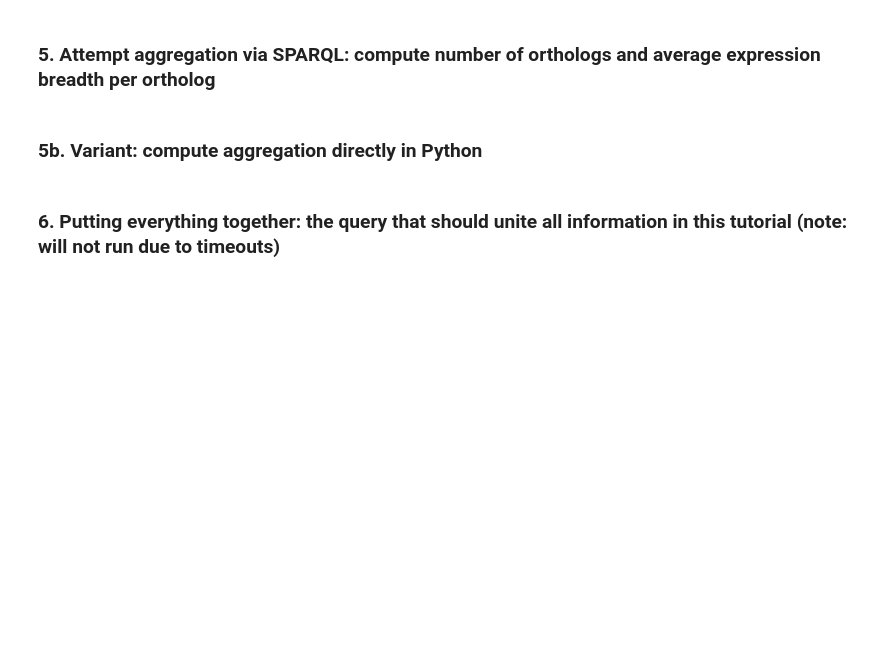
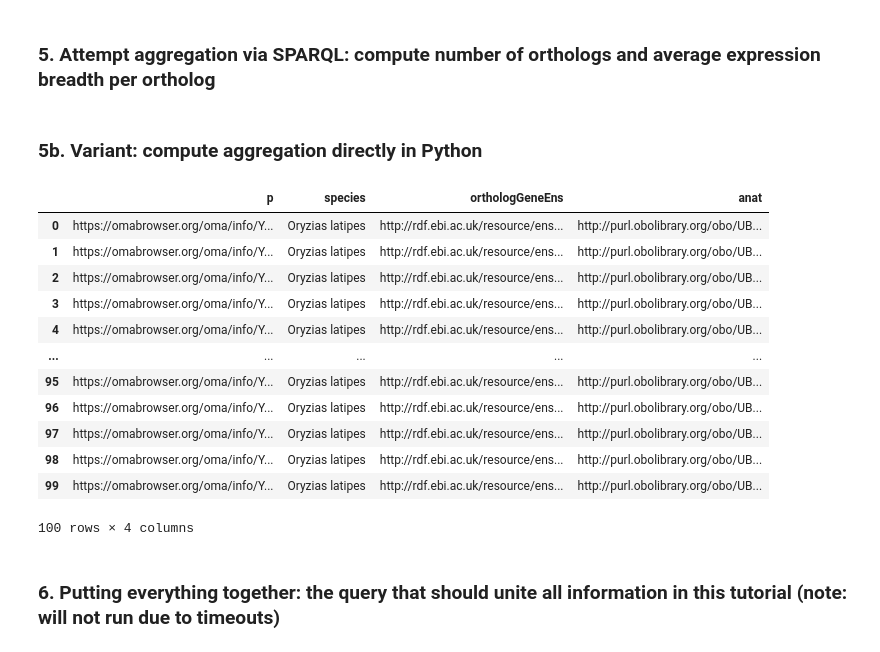
Before and after one commit to dssib/swat23-data-in-use, a Jupyter notebook: UniProt-OMA-Bgee.ipynb, the cells around one changed output. Saved outputs shown, nothing was run; the diff lists cells and outputs as text; code cells hidden in the pictures; blank space fills up the shorter version.

```diff
--- a/UniProt-OMA-Bgee.ipynb
+++ b/UniProt-OMA-Bgee.ipynb
@@ -184,7 +378,21 @@ The previous query illustrates that the taxon we are looking for is certainly NC
 # %% [markdown]
 ### 5b. Variant: compute aggregation directly in Python
 # %%
-....
+pretty_print(results).head(100)
+# %% [output]
+|  | p | species | orthologGeneEns | anat |
+| 0 | https://omabrowser.org/oma/info/Y... | Oryzias latipes | http://rdf.ebi.ac.uk/resource/ens... | http://purl.obolibrary.org/obo/UB... |
+| 1 | https://omabrowser.org/oma/info/Y... | Oryzias latipes | http://rdf.ebi.ac.uk/resource/ens... | http://purl.obolibrary.org/obo/UB... |
+| 2 | https://omabrowser.org/oma/info/Y... | Oryzias latipes | http://rdf.ebi.ac.uk/resource/ens... | http://purl.obolibrary.org/obo/UB... |
+| 3 | https://omabrowser.org/oma/info/Y... | Oryzias latipes | http://rdf.ebi.ac.uk/resource/ens... | http://purl.obolibrary.org/obo/UB... |
+| 4 | https://omabrowser.org/oma/info/Y... | Oryzias latipes | http://rdf.ebi.ac.uk/resource/ens... | http://purl.obolibrary.org/obo/UB... |
+| ... | ... | ... | ... | ... |
+| 95 | https://omabrowser.org/oma/info/Y... | Oryzias latipes | http://rdf.ebi.ac.uk/resource/ens... | http://purl.obolibrary.org/obo/UB... |
+| 96 | https://omabrowser.org/oma/info/Y... | Oryzias latipes | http://rdf.ebi.ac.uk/resource/ens... | http://purl.obolibrary.org/obo/UB... |
+| 97 | https://omabrowser.org/oma/info/Y... | Oryzias latipes | http://rdf.ebi.ac.uk/resource/ens... | http://purl.obolibrary.org/obo/UB... |
+| 98 | https://omabrowser.org/oma/info/Y... | Oryzias latipes | http://rdf.ebi.ac.uk/resource/ens... | http://purl.obolibrary.org/obo/UB... |
+| 99 | https://omabrowser.org/oma/info/Y... | Oryzias latipes | http://rdf.ebi.ac.uk/resource/ens... | http://purl.obolibrary.org/obo/UB... |
+100 rows × 4 columns
 # %% [markdown]
 ### 6. Putting everything together: the query that should unite all information in this tutorial (note: will not run due to timeouts)
 # %%
```
Also changed, not shown: parts of 16 cells of this notebook.
